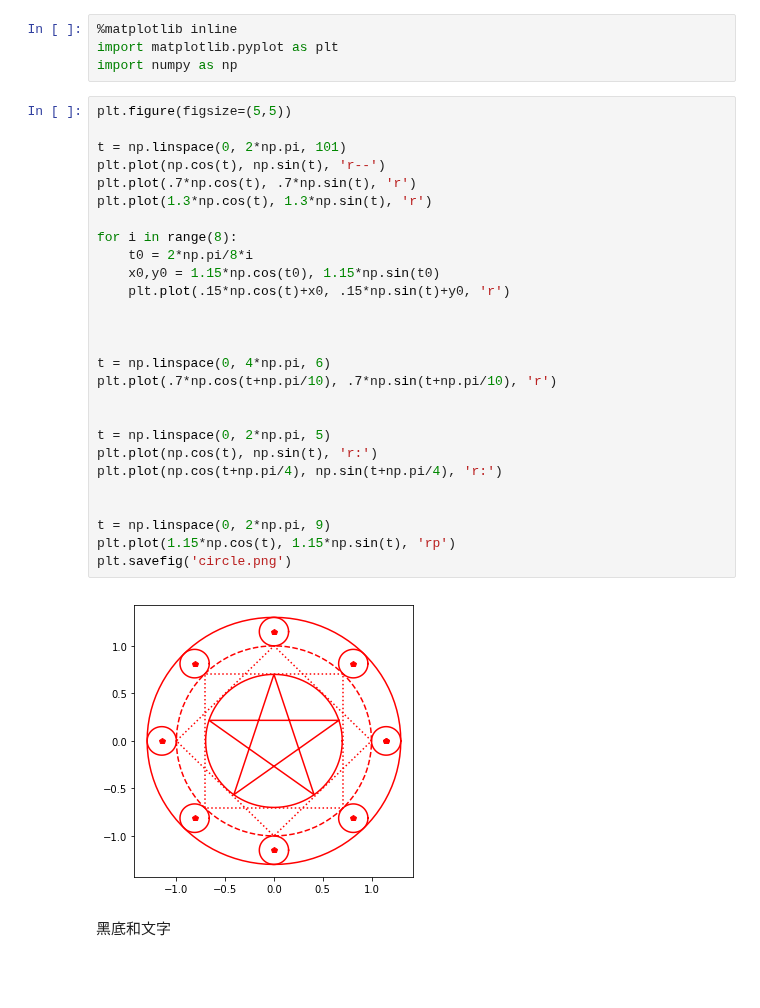
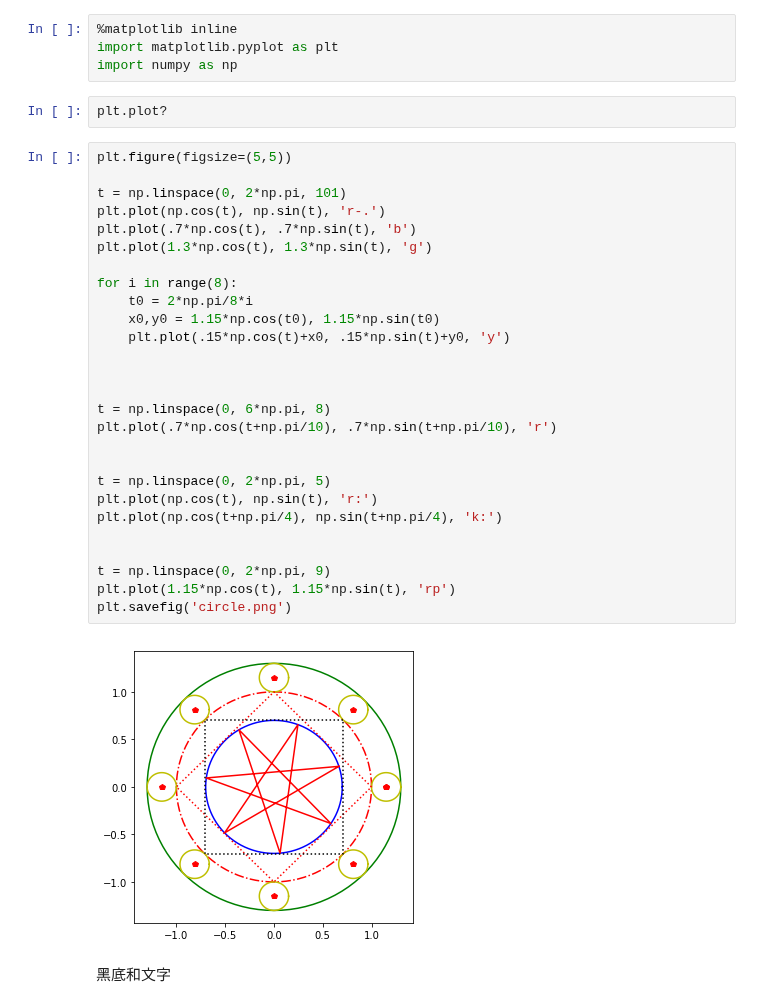
Before and after one commit to tjwei/NDHU_AM1130, a Jupyter notebook: week11-magic-circle.ipynb, the cells around one changed output. Cells and saved outputs as stored; diff of their text form; blank space fills up the shorter version.

```diff
--- a/week11-magic-circle.ipynb
+++ b/week11-magic-circle.ipynb
@@ -2,35 +2,37 @@
 %matplotlib inline
 import matplotlib.pyplot as plt
 import numpy as np
+# %%
+plt.plot?
 # %%
 plt.figure(figsize=(5,5))
 
 t = np.linspace(0, 2*np.pi, 101)
-plt.plot(np.cos(t), np.sin(t), 'r--')
-plt.plot(.7*np.cos(t), .7*np.sin(t), 'r')
-plt.plot(1.3*np.cos(t), 1.3*np.sin(t), 'r')
+plt.plot(np.cos(t), np.sin(t), 'r-.')
+plt.plot(.7*np.cos(t), .7*np.sin(t), 'b')
+plt.plot(1.3*np.cos(t), 1.3*np.sin(t), 'g')
 
 for i in range(8):
     t0 = 2*np.pi/8*i
     x0,y0 = 1.15*np.cos(t0), 1.15*np.sin(t0)
-    plt.plot(.15*np.cos(t)+x0, .15*np.sin(t)+y0, 'r')
+    plt.plot(.15*np.cos(t)+x0, .15*np.sin(t)+y0, 'y')
 
 
 
-t = np.linspace(0, 4*np.pi, 6)
+t = np.linspace(0, 6*np.pi, 8)
 plt.plot(.7*np.cos(t+np.pi/10), .7*np.sin(t+np.pi/10), 'r')
 
 
 t = np.linspace(0, 2*np.pi, 5)
 plt.plot(np.cos(t), np.sin(t), 'r:')
-plt.plot(np.cos(t+np.pi/4), np.sin(t+np.pi/4), 'r:')
+plt.plot(np.cos(t+np.pi/4), np.sin(t+np.pi/4), 'k:')
 
 
 t = np.linspace(0, 2*np.pi, 9)
 plt.plot(1.15*np.cos(t), 1.15*np.sin(t), 'rp')
 plt.savefig('circle.png')
 # %% [output]
-[figure, old version]
+[figure, new version]
 # %% [markdown]
 黑底和文字
 # %%
```
Also changed, not shown: 1 other file.
